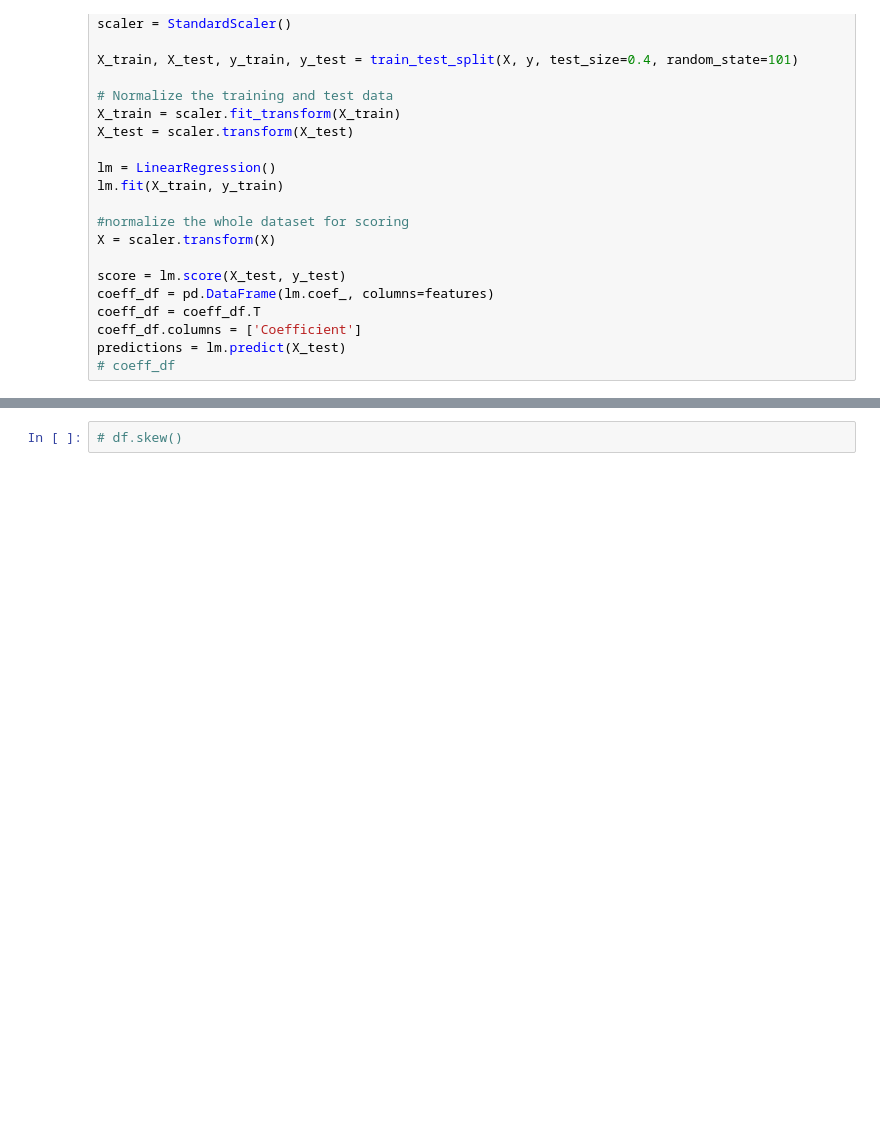
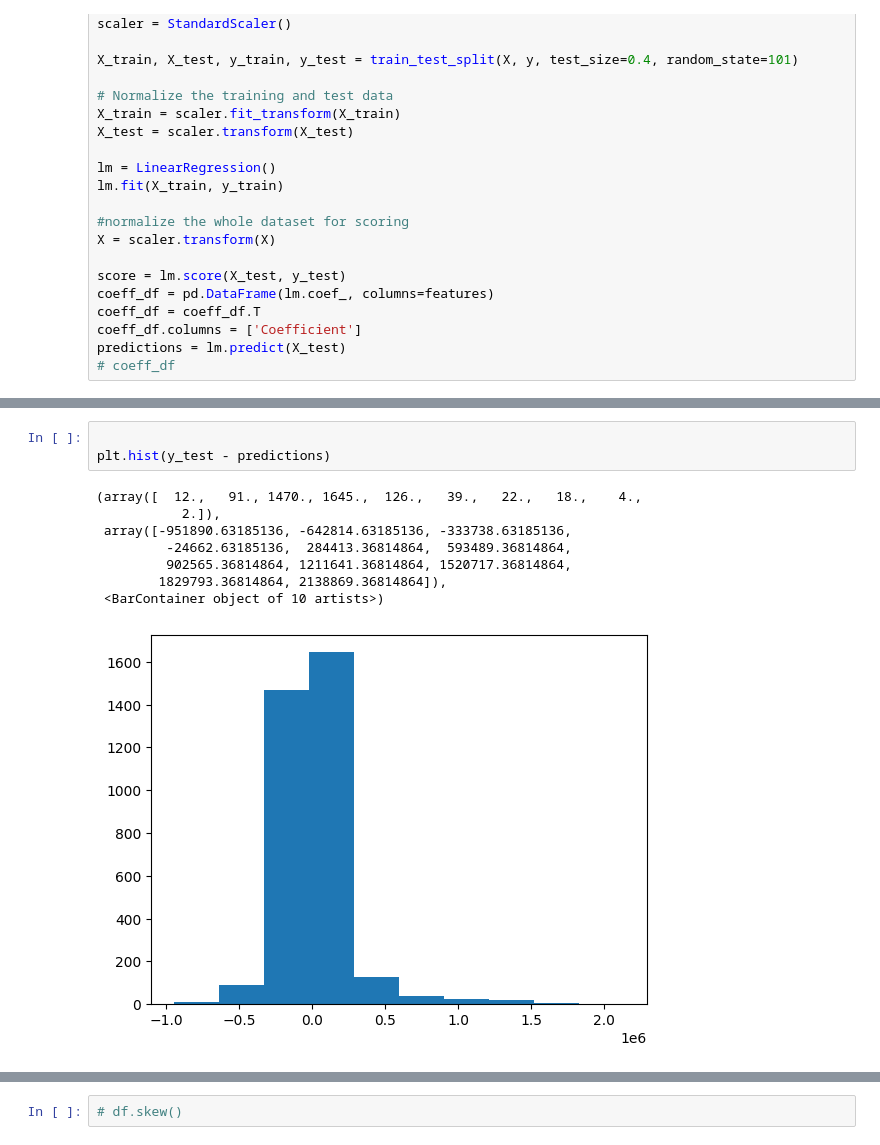
Before and after one commit to Ta-DevSark/challenge-regression, a Jupyter notebook: mourad.ipynb, the cells around one changed output, grey strips where cells are left out. Saved outputs shown, nothing was run; the diff lists cells and outputs as text; blank space fills up the shorter version.

```diff
--- a/mourad.ipynb
+++ b/mourad.ipynb
@@ -121,0 +107,12 @@ https://gist.github.com/mwaskom/de44147ed2974457ad6372750bbe5751
+# %%
+
+plt.hist(y_test - predictions)
+# %% [output]
+(array([  12.,   91., 1470., 1645.,  126.,   39.,   22.,   18.,    4.,
+           2.]),
+ array([-951890.63185136, -642814.63185136, -333738.63185136,
+         -24662.63185136,  284413.36814864,  593489.36814864,
+         902565.36814864, 1211641.36814864, 1520717.36814864,
+        1829793.36814864, 2138869.36814864]),
+ <BarContainer object of 10 artists>)
+[figure, added]
```
Also changed, not shown: parts of 5 cells of this notebook, 1 other file.
